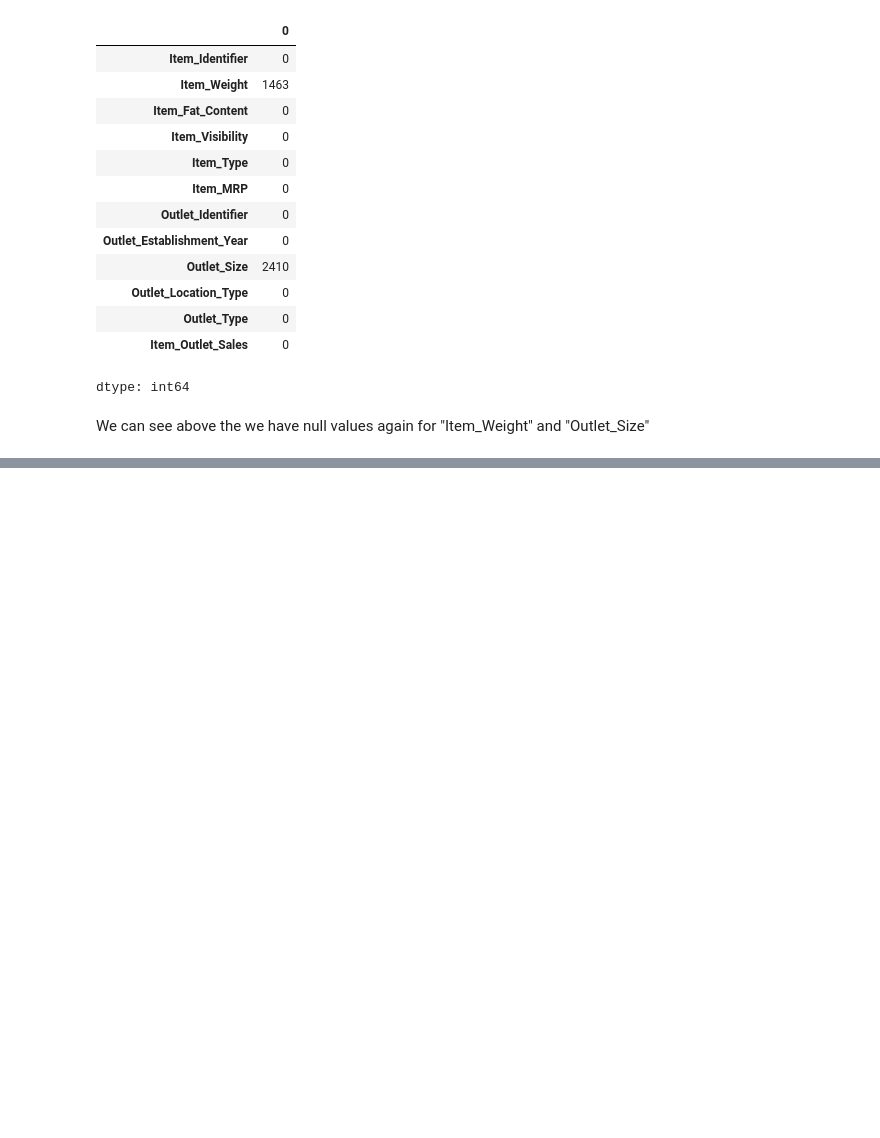
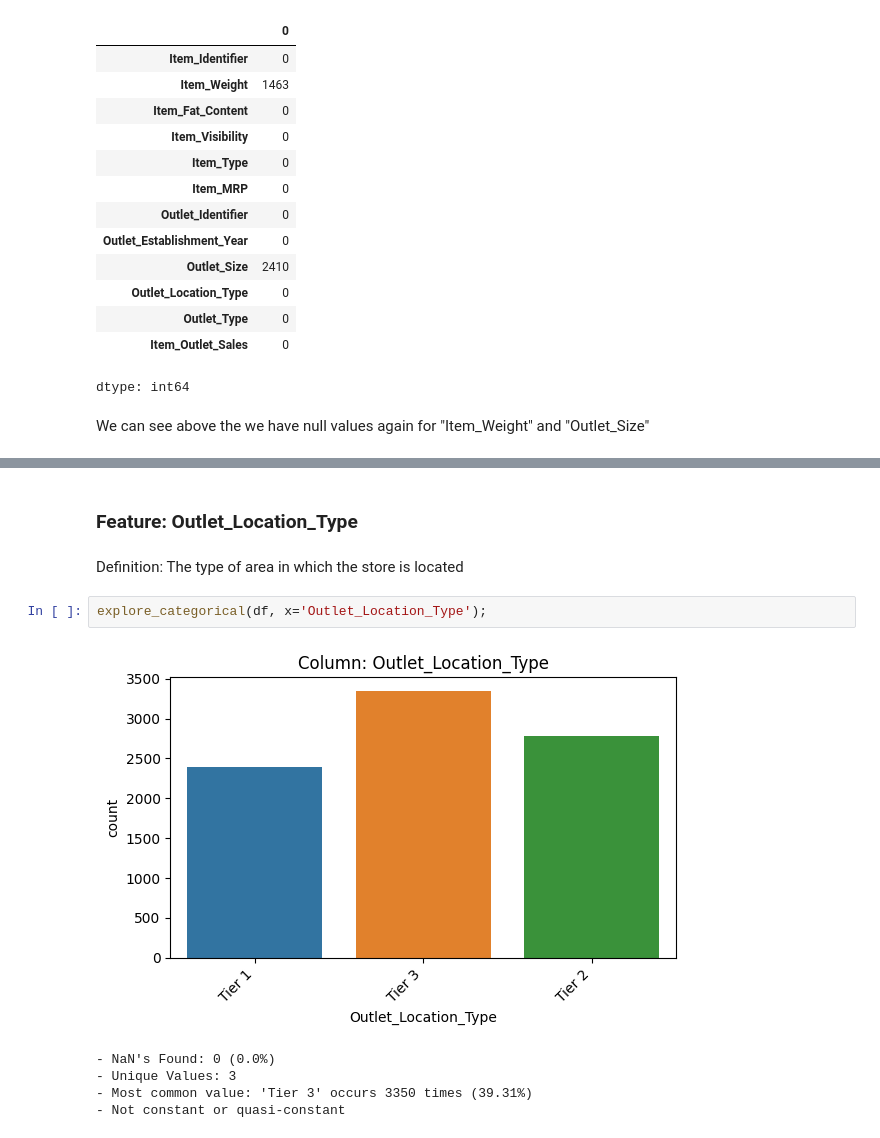
Before and after one commit to NasserKishek/Prediction-of-Product-Sales-, a Jupyter notebook: Prediction_of_product_sales.ipynb, the cells around one changed output, grey strips where cells are left out. Saved outputs shown, nothing was run; the diff lists cells and outputs as text; blank space fills up the shorter version.

```diff
--- a/Prediction_of_product_sales.ipynb
+++ b/Prediction_of_product_sales.ipynb
@@ -447,0 +665,12 @@ We can see above the we have null values again for "Item_Weight" and "Outlet_Siz
+# %% [markdown]
+### Feature: Outlet_Location_Type
+# %% [markdown]
+Definition: The type of area in which the store is located
+# %%
+explore_categorical(df, x='Outlet_Location_Type');
+# %% [output]
+[figure, added]
+- NaN's Found: 0 (0.0%)
+- Unique Values: 3
+- Most common value: 'Tier 3' occurs 3350 times (39.31%)
+- Not constant or quasi-constant
```
Also changed, not shown: parts of 45 cells of this notebook.
